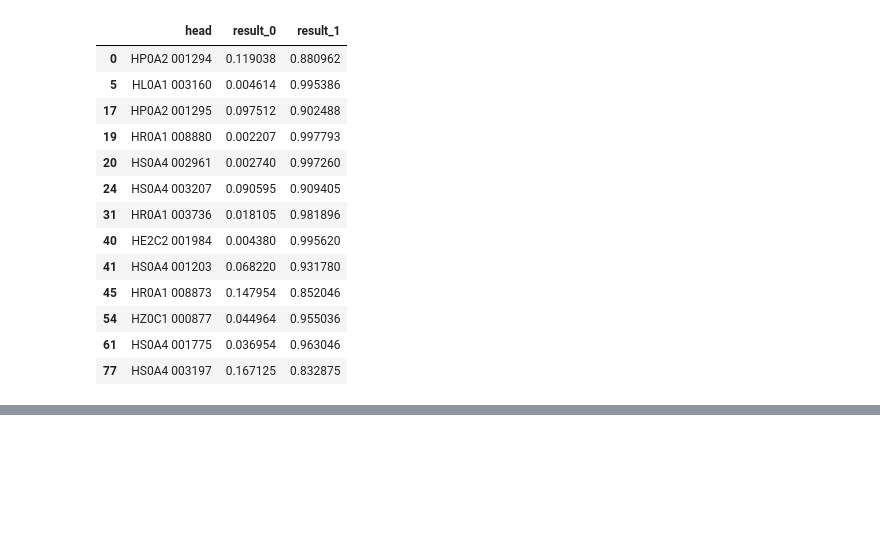
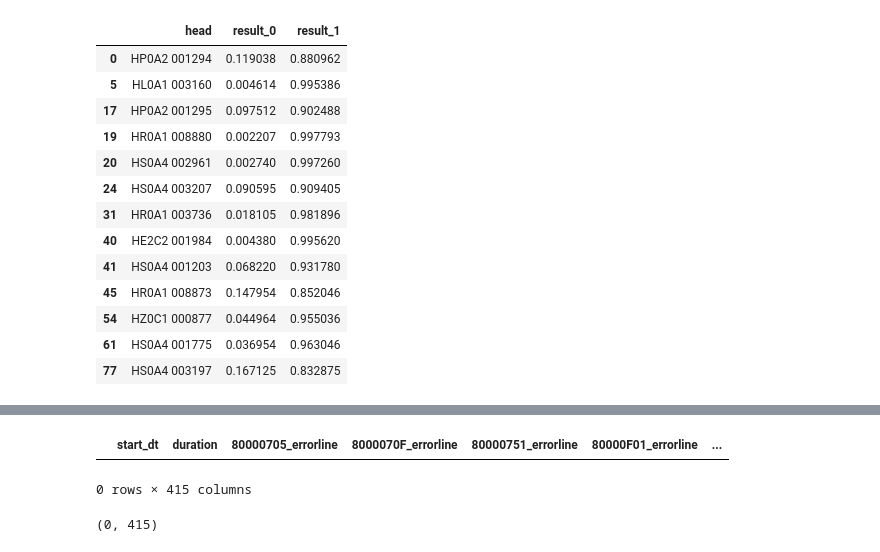
Before and after one commit to strankid/EnrichAI-PM_RNN, a Jupyter notebook: Data Analysis.ipynb, the cells around one changed output, grey strips where cells are left out. Cells and saved outputs as stored; diff of their text form; code cells hidden in the pictures; blank space fills up the shorter version.

```diff
--- a/Data Analysis.ipynb
+++ b/Data Analysis.ipynb
@@ -568,0 +836,6 @@ results[results.result_1 > 0.8]
+# %%
+data.sort_values(['start_dt'], inplace=True)
+data['target'] = data.parent_event.shift(-FUTURE_LENGTH)
+data.dropna(inplace=True)
+data.drop(['end_dt','head_id','module_position','parent_event'],axis=1,inplace=True)
+day = data.iloc[0,0].day
@@ -568,0 +861,9 @@ results[results.result_1 > 0.8]
+# %%
+data
+# %% [output]
+|  | start_dt | duration | 80000705_errorline | 8000070F_errorline | 80000751_errorline | 80000F01_errorline | ... |
+0 rows × 415 columns
+# %%
+data.shape
+# %% [output]
+(0, 415)
```
Also changed, not shown: parts of 9 cells of this notebook, 10 other files.
